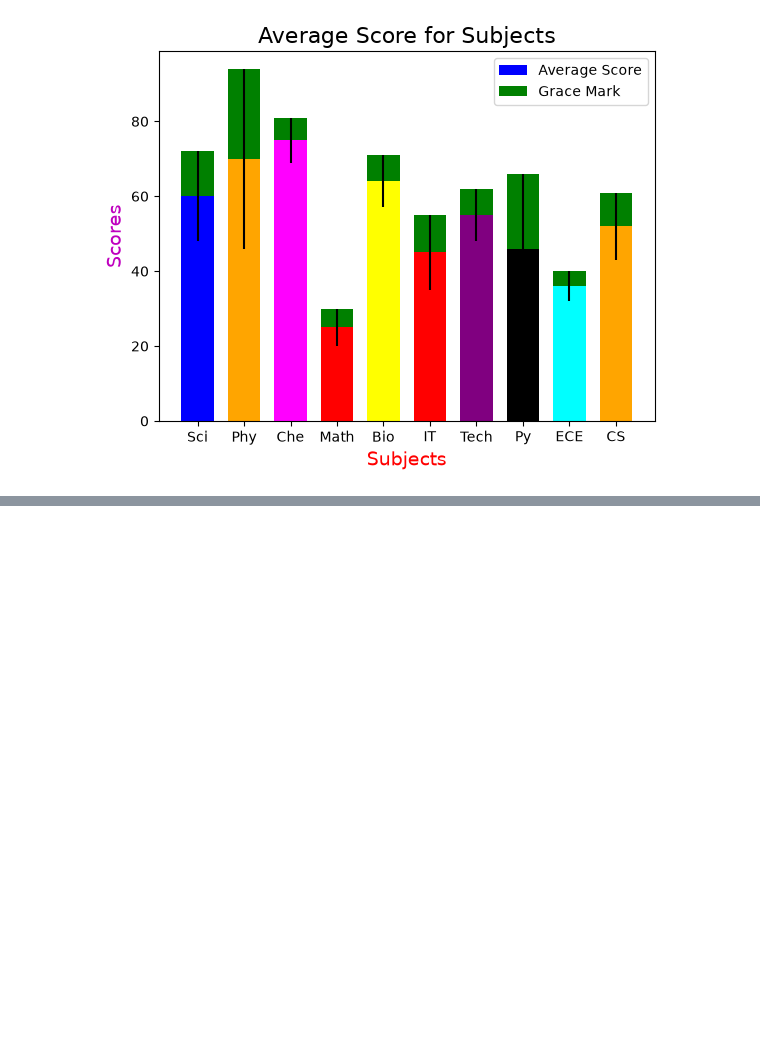
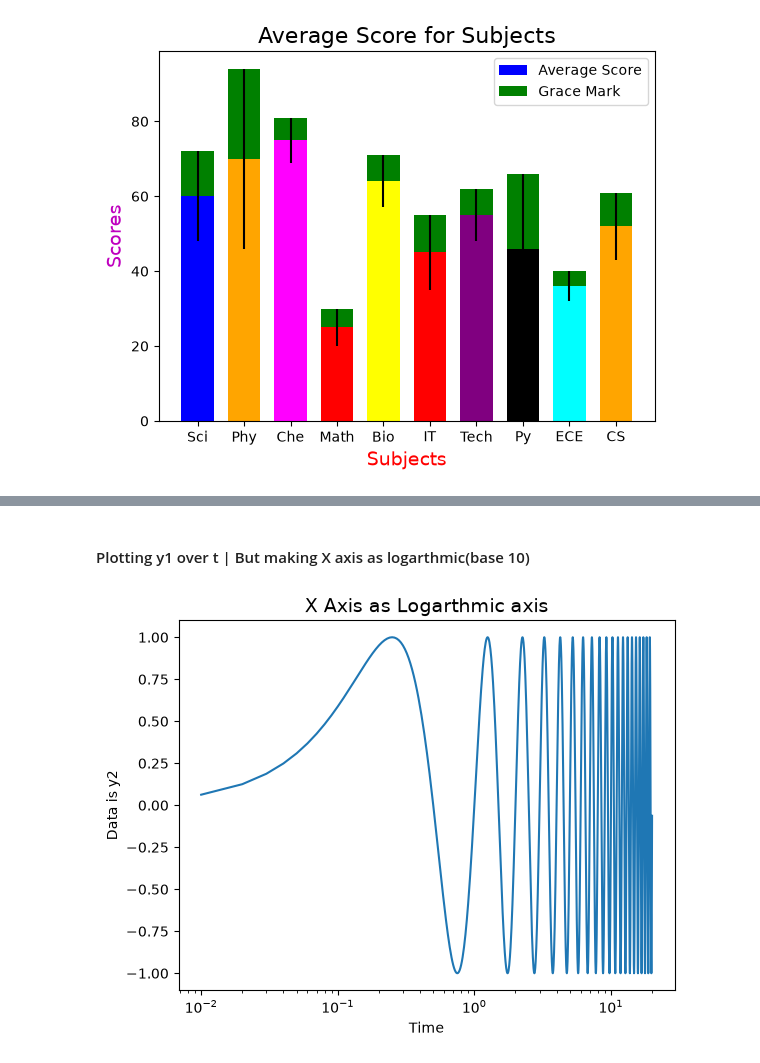
Before and after one commit to Saravanakumar-2323/Python, a Jupyter notebook: MatPlotLib.ipynb, the cells around one changed output, grey strips where cells are left out. Saved outputs shown, nothing was run; the diff lists cells and outputs as text; code cells hidden in the pictures; blank space fills up the shorter version.

```diff
--- a/MatPlotLib.ipynb
+++ b/MatPlotLib.ipynb
@@ -524,0 +555,10 @@ x
+# %% [markdown]
+#### Plotting y1 over t | But making X axis as logarthmic(base 10)
+# %%
+plt.semilogx(t, np.sin(2 * np.pi * t))
+plt.title("X Axis as Logarthmic axis", fontsize = 14)
+plt.xlabel("Time")
+plt.ylabel("Data is y2")
+plt.show()
+# %% [output]
+[figure, added]
```
Also changed, not shown: parts of 24 cells of this notebook.
